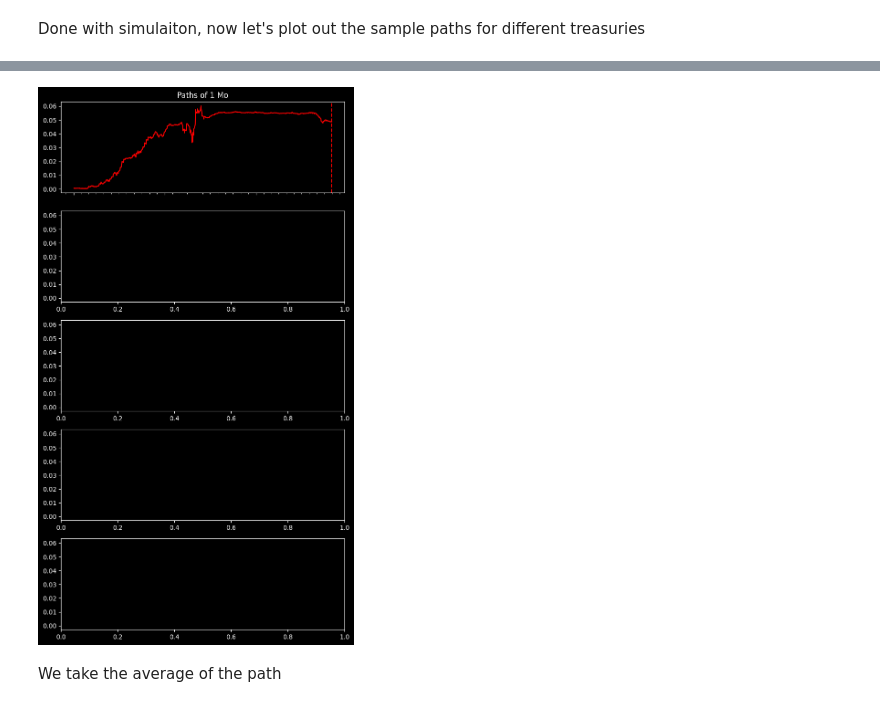
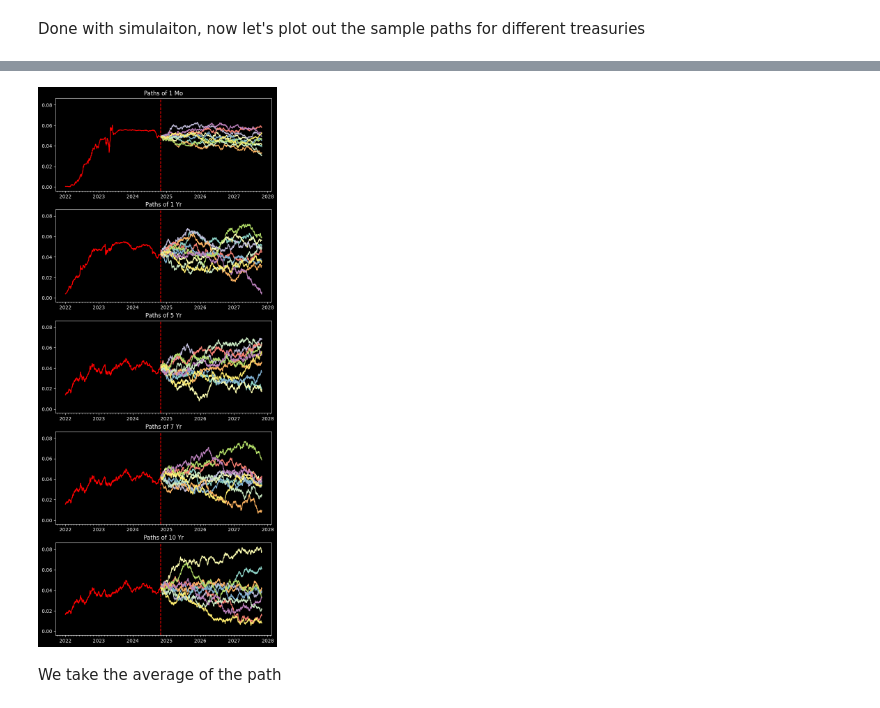
Before and after one commit to bentondecusin/HJM, a Jupyter notebook: hjm_3f_US_treasury.ipynb, the cells around one changed output, grey strips where cells are left out. Cells and saved outputs as stored; diff of their text form; code cells hidden in the pictures.

```diff
--- a/hjm_3f_US_treasury.ipynb
+++ b/hjm_3f_US_treasury.ipynb
@@ -167,7 +164,7 @@ To express the 'overall' volatility, which reflects the volatility of the whole
 # %%
 n_components = len(tenors_str)
 pca = PCA(n_components=n_components, svd_solver='full') # Get at least 10 explanable tenors
-pca.fit(dftt * np.sqrt(252)) # Anualize df(t,t)
+pca.fit(dftt)
 acc_explained_var_ratio = pca.explained_variance_ratio_.cumsum()
 fig, ax = plt.subplots(figsize=(8,8))
 ax.plot(np.arange(1, n_components+1), acc_explained_var_ratio, marker='o', label='Explanability Ratio')
@@ -187,7 +184,7 @@ $\text{Loadings} = \text{eigen vector }\cdot \sqrt{\text{eigen values }}$
 What we did in PCA was decompoing covariance matrix into a scalar part (eigen value) and a vector part (eigen vector). As a weighed version of eigen vector, loadings are regression factors (not necessarily correlations), and inidcate how strongly the *volatiliy of a tenor* and a *principal component* are associated
 # %%
 pca = PCA(n_components=3, svd_solver='full') # Get at least 10 explanable tenors
-pca.fit(dftt * np.sqrt(252)) # Anualize df(t,t)
+pca.fit(dftt)
 loadings = pca.components_.T * np.sqrt(pca.explained_variance_)
 print('Loadings: eigen vectors scaled by eigen values')
 display(pd.DataFrame(loadings, columns=pca.get_feature_names_out(), index=tenors_str))
@@ -307,16 +304,6 @@ Then we simulate the drift term for a range of $\tau$
 def shock_fn(tau):
   #return n * m matrix where n = num principal components and m = len(tau)
   return vola.predict(tau)
-
-def drift_fn(tau):
-  if isinstance(tau, (list,pd.core.series.Series,np.ndarray)):
-    # If tau is a
-    return np.array(list(map(drift_fn, tau)))
-  # Rearrange integral
-  shocks = shock_fn(tau)
-  # mu = int^tau_0 [sum (shock[i] * sigma_i(t))] dt
-  mu, _= integrate.quad(lambda t: (shocks @ vola.predict(t)), 0, tau)
-  return mu
 
 def drift_fn(tau):
   shocks = shock_fn(tau)
@@ -356,18 +343,19 @@ class ForwardRateSimulator:
      # Range of tenors in years. This is tau's in f(t,T,T+tau)
     self.fwd_tenors_str = fwd_tenor if isinstance(fwd_tenor[0], str) else tenor_float_to_str(fwd_tenor)
     self.fwd_tenors_float = fwd_tenor if not isinstance(fwd_tenor[0], str) else tenor_str_to_float (fwd_tenor)
-
     self.fwd_period = fwd_period # Time to lock-in date in years. This is T in f(t,T,T+tau)
     self.step = step # Increment steps
     self.spot = spot # Initial value f(0,0,tau) for all tau in fwd_tenors
     self.vola = vola
     self.drift_fn = drift_fn
     self.shock_fn = shock_fn
+
   def simulateOne(self):
     nSteps = int(self.fwd_period / self.step)  # Total number of steps
     # n by m matrix
     # where n = number of timepoints in the future
     # m = number of desired forward tenors
+    np.random.seed((os.getpid() * int(time.time()))%100000)
     paths = np.zeros((nSteps, len(self.fwd_tenors_float)))
     paths[0] = self.spot[self.fwd_tenors_str]
     T = self.fwd_period
@@ -378,14 +366,13 @@ class ForwardRateSimulator:
       prev_f = paths[t-1]
       drift = drift_fn(self.fwd_tenors_float)
       shocks = shock_fn(self.fwd_tenors_float)
+
       curr_f = prev_f + drift * dt \
-              + (shocks * norm.rvs(size=len(self.fwd_tenors_float)) * np.sqrt(dt)).sum()
+              + (shocks * norm.rvs(size=(shocks.shape)) * np.sqrt(dt)).sum(axis=0)
       paths[t] = curr_f
     return pd.DataFrame(paths, columns=self.fwd_tenors_str)
 
   def simulateN(self, nTrials, nProc=os.cpu_count()-1):
-    nSteps = int(self.fwd_period / self.step)  # Total number of steps
-
     results = []
     # Set up a process pool to distribute the simulation
     with ProcessPoolExecutor(max_workers=os.cpu_count() - 1) as ex:
@@ -402,10 +389,9 @@ res = simulator.simulateN(nTrial)
 # %% [markdown]
 Done with simulaiton, now let's plot out the sample paths for different treasuries
 # %%
-fig, ax = plt.subplots(len(sim_tenors), 1, figsize=(8,3 * len(sim_tenors)), sharey=True)
-present = np.datetime64(par_yields.index[-1])
+fig, ax = plt.subplots(len(sim_tenors), 1, figsize=(8,4 * len(sim_tenors)), sharey=True)
+present = np.datetime64(par_yields.index[-1], 'D')
 future_timeline = present + np.array([i for i in range(int(fut_horizon/steps))])
-future_timeline = future_timeline.astype('str')
 for i, tenor in enumerate(sim_tenors):
   ax[i].xaxis.set_major_locator(mdates.MonthLocator(bymonth=(1)))
   ax[i].xaxis.set_minor_locator(mdates.MonthLocator())
@@ -424,4 +406,4 @@ ConversionError: Failed to convert value(s) to axis units: array(['2022-01-03T00
-[figure, old version]
+[figure, new version]
 # %% [markdown]
 We take the average of the path
 # %%
```
Also changed, not shown: parts of 6 cells of this notebook.
